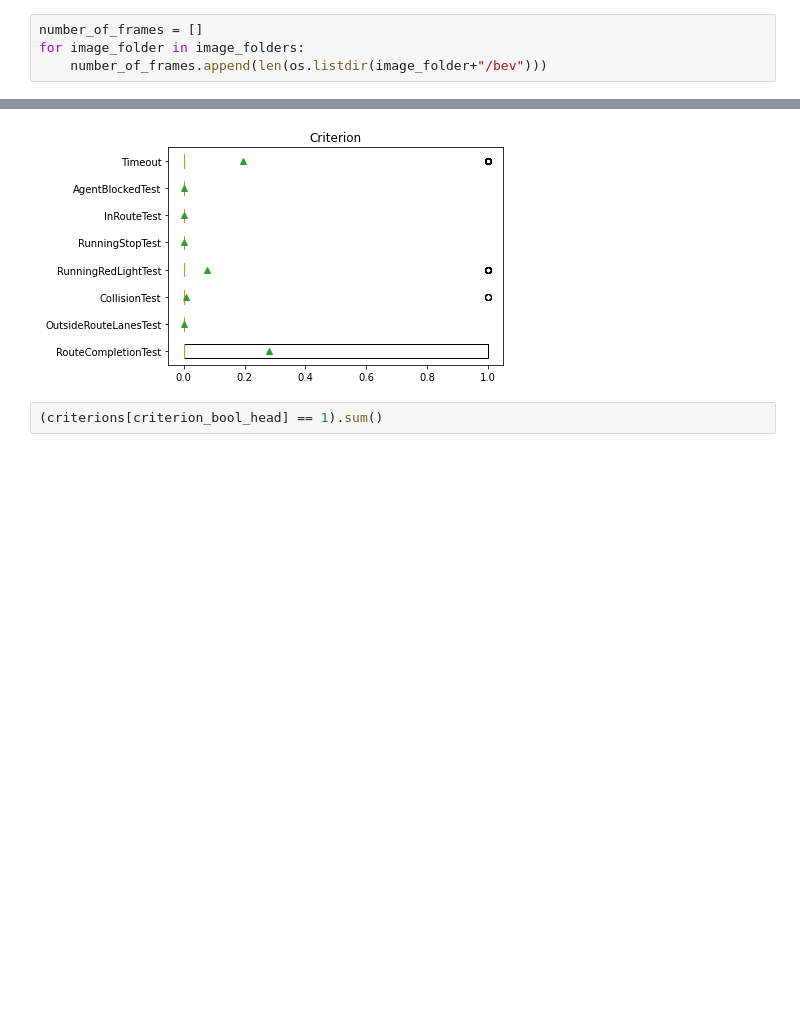
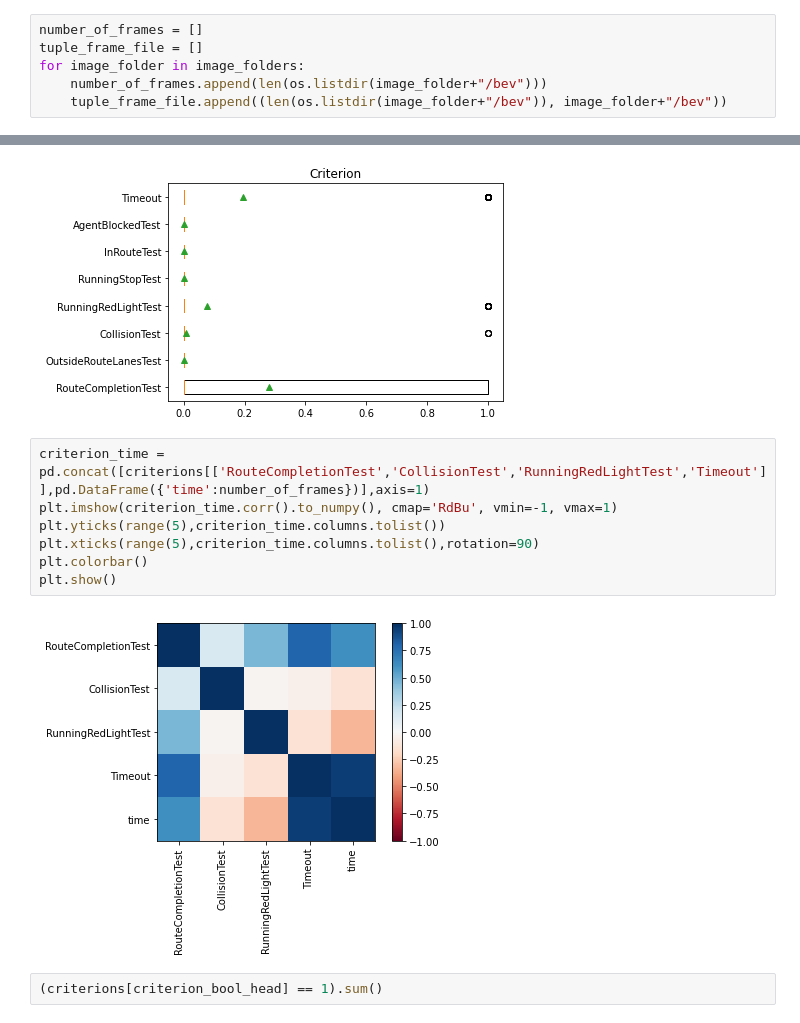
Before and after one commit to GuannanLou/TCP, a Jupyter notebook: tools/statistic.ipynb, the cells around one changed output, grey strips where cells are left out. Saved outputs shown, nothing was run; the diff lists cells and outputs as text; blank space fills up the shorter version.

```diff
--- a/tools/statistic.ipynb
+++ b/tools/statistic.ipynb
@@ -19,8 +19,10 @@ len(image_folders), image_folders[0]
 (439, '../data/routes_short_2023-05-05|22:07:50/routes_short_05_05_22_08_00')
 # %%
 number_of_frames = []
+tuple_frame_file = []
 for image_folder in image_folders:
     number_of_frames.append(len(os.listdir(image_folder+"/bev")))
+    tuple_frame_file.append((len(os.listdir(image_folder+"/bev")), image_folder+"/bev"))
 # %%
 import matplotlib.pyplot as plt
 
@@ -120,6 +136,15 @@ plt.title('Criterion')
 plt.show()
 # %% [output]
 [figure]
+# %%
+criterion_time = pd.concat([criterions[['RouteCompletionTest','CollisionTest','RunningRedLightTest','Timeout']],pd.DataFrame({'time':number_of_frames})],axis=1)
+plt.imshow(criterion_time.corr().to_numpy(), cmap='RdBu', vmin=-1, vmax=1)
+plt.yticks(range(5),criterion_time.columns.tolist())
+plt.xticks(range(5),criterion_time.columns.tolist(),rotation=90)
+plt.colorbar()
+plt.show()
+# %% [output]
+[figure, added]
 # %%
 (criterions[criterion_bool_head] == 1).sum()
 # %% [output]
```
Also changed, not shown: parts of 1 cell of this notebook.
